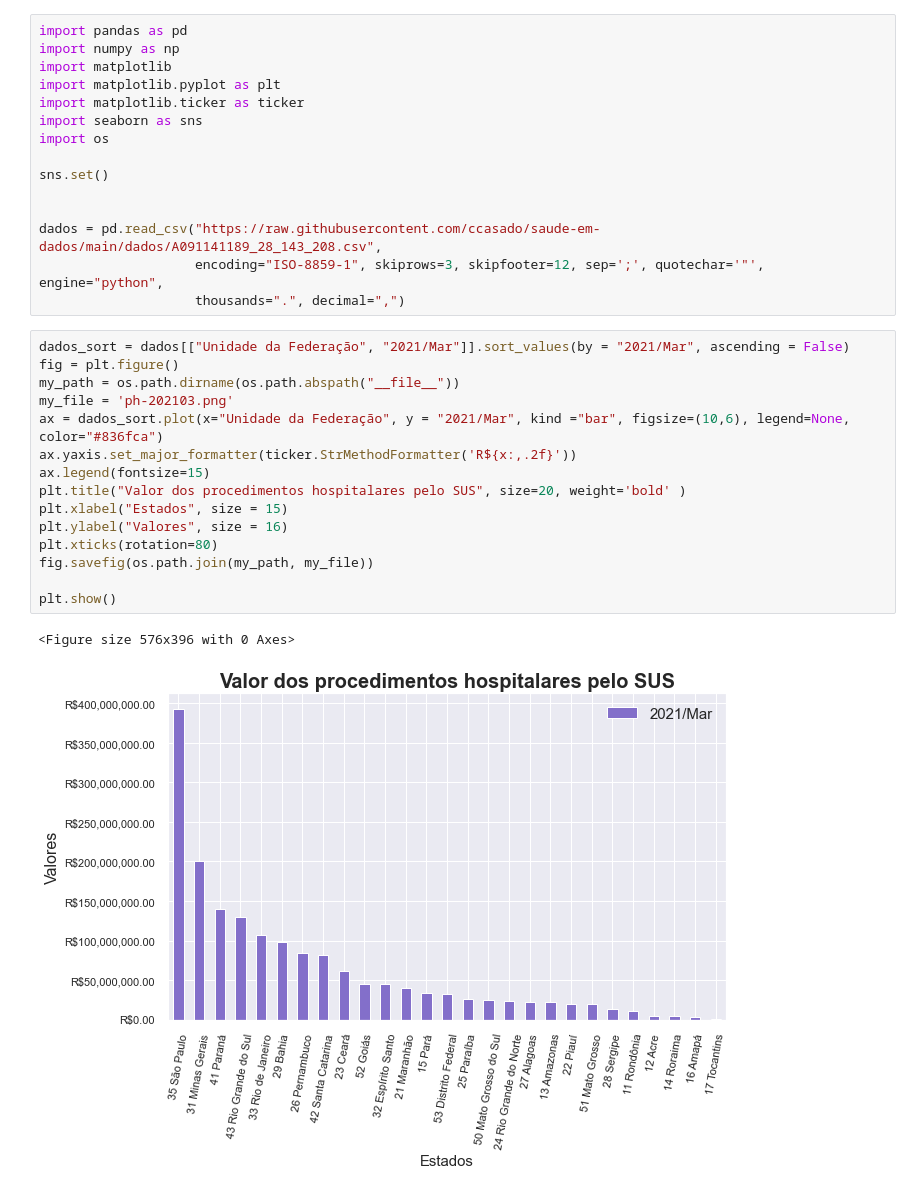
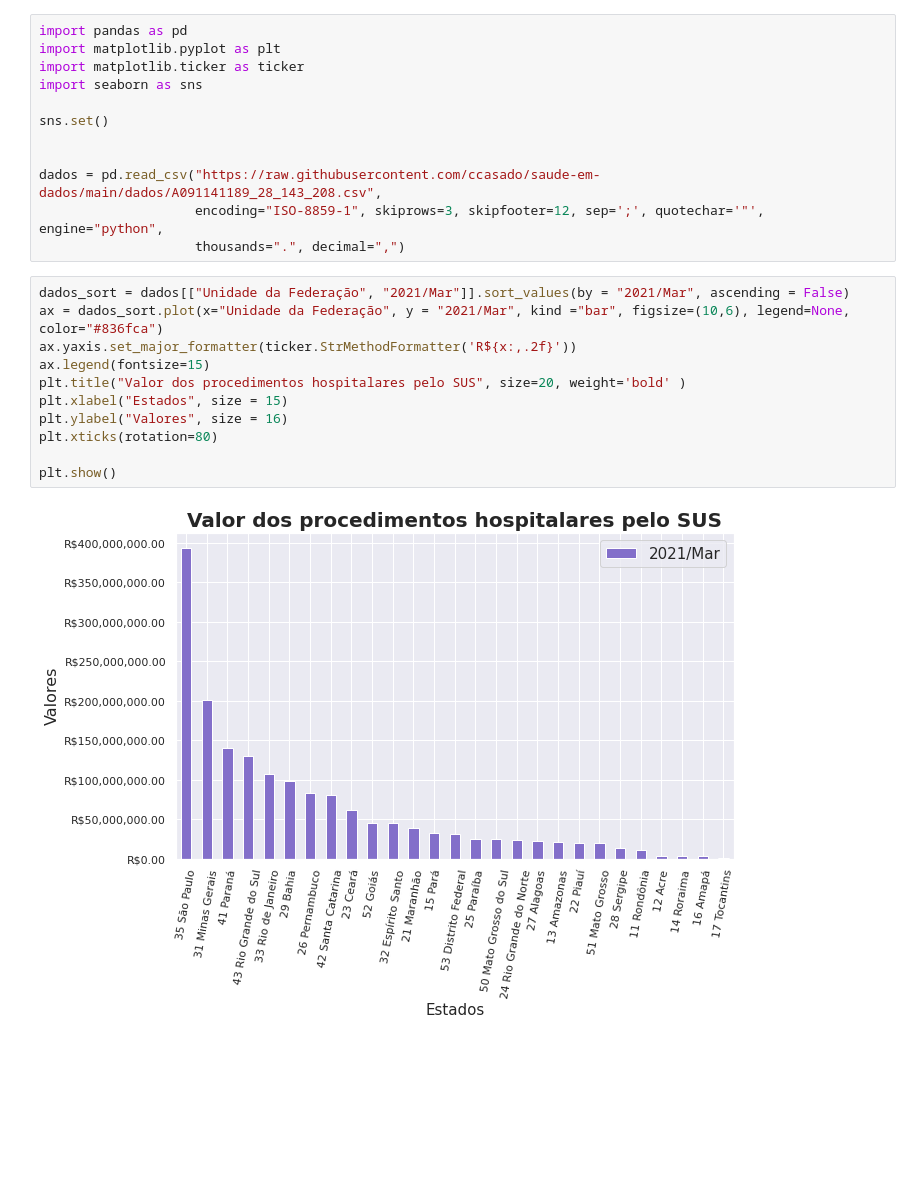
Before and after one commit to ccasado/saude-em-dados, a Jupyter notebook: notebooks/procedimentos_hospitalares.ipynb, the cells around one changed output. Saved outputs shown, nothing was run; the diff lists cells and outputs as text; blank space fills up the shorter version.

```diff
--- a/notebooks/procedimentos_hospitalares.ipynb
+++ b/notebooks/procedimentos_hospitalares.ipynb
@@ -1,11 +3,8 @@
 # %%
 import pandas as pd
-import numpy as np
-import matplotlib
 import matplotlib.pyplot as plt
 import matplotlib.ticker as ticker
 import seaborn as sns
-import os
 
 sns.set()
 
@@ -15,19 +14,14 @@ dados = pd.read_csv("https://raw.githubusercontent.com/ccasado/saude-em-dados/ma
                     thousands=".", decimal=",")
 # %%
 dados_sort = dados[["Unidade da Federação", "2021/Mar"]].sort_values(by = "2021/Mar", ascending = False)
-fig = plt.figure()
-my_path = os.path.dirname(os.path.abspath("__file__"))
-my_file = 'ph-202103.png'
 ax = dados_sort.plot(x="Unidade da Federação", y = "2021/Mar", kind ="bar", figsize=(10,6), legend=None, color="#836fca")
 ax.yaxis.set_major_formatter(ticker.StrMethodFormatter('R${x:,.2f}'))
 ax.legend(fontsize=15)
 plt.title("Valor dos procedimentos hospitalares pelo SUS", size=20, weight='bold' )
 plt.xlabel("Estados", size = 15)
 plt.ylabel("Valores", size = 16)
 plt.xticks(rotation=80)
-fig.savefig(os.path.join(my_path, my_file))
 
 plt.show()
 # %% [output]
-<Figure size 576x396 with 0 Axes>
-[figure, old version]
+[figure, new version]
```
Also changed, not shown: parts of 2 cells of this notebook.
